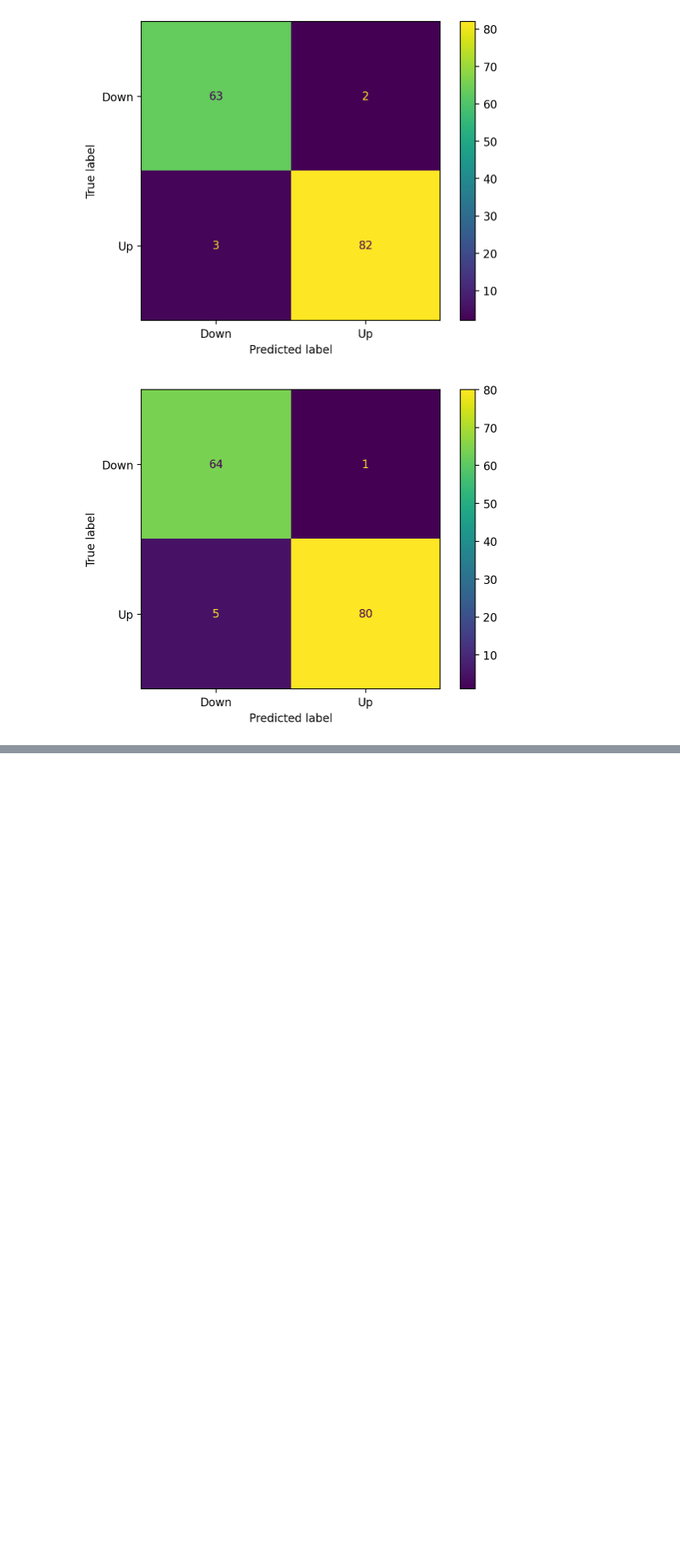
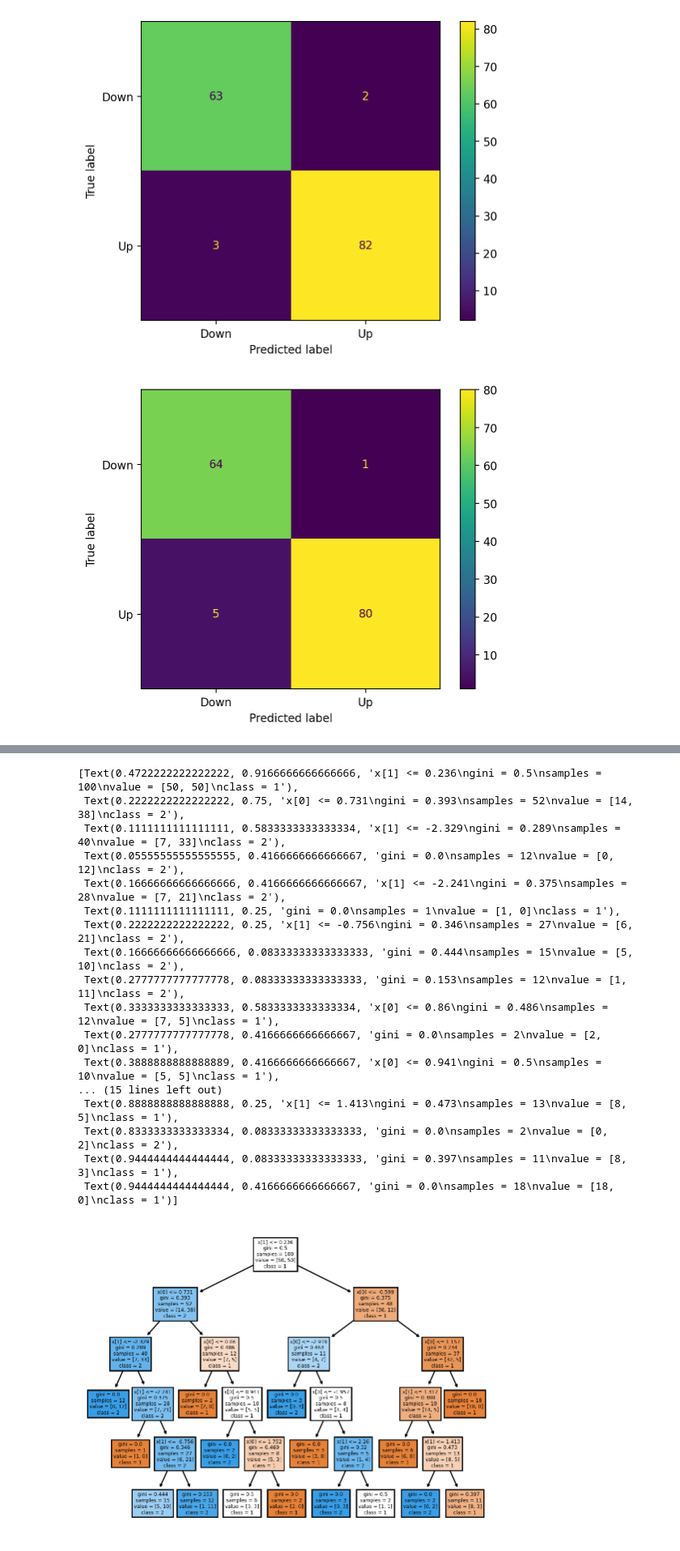
Before and after one commit to davvidbaker/aes-hw-s24, a Jupyter notebook: data-science/hw6-classification.ipynb, the cells around one changed output, grey strips where cells are left out. Shown at 81% size. Saved outputs shown, nothing was run; the diff lists cells and outputs as text; code cells hidden in the pictures; blank space fills up the shorter version.

```diff
--- a/data-science/hw6-classification.ipynb
+++ b/data-science/hw6-classification.ipynb
@@ -83,0 +120,23 @@ disp.plot();
+# %%
+clf = tree.DecisionTreeClassifier(max_depth=5)
+clf = clf.fit(X, y)
+tree.plot_tree(clf, filled=True, class_names=["1", "2"])
+# %% [output]
+[Text(0.4722222222222222, 0.9166666666666666, 'x[1] <= 0.236\ngini = 0.5\nsamples = 100\nvalue = [50, 50]\nclass = 1'),
+ Text(0.2222222222222222, 0.75, 'x[0] <= 0.731\ngini = 0.393\nsamples = 52\nvalue = [14, 38]\nclass = 2'),
+ Text(0.1111111111111111, 0.5833333333333334, 'x[1] <= -2.329\ngini = 0.289\nsamples = 40\nvalue = [7, 33]\nclass = 2'),
+ Text(0.05555555555555555, 0.4166666666666667, 'gini = 0.0\nsamples = 12\nvalue = [0, 12]\nclass = 2'),
+ Text(0.16666666666666666, 0.4166666666666667, 'x[1] <= -2.241\ngini = 0.375\nsamples = 28\nvalue = [7, 21]\nclass = 2'),
+ Text(0.1111111111111111, 0.25, 'gini = 0.0\nsamples = 1\nvalue = [1, 0]\nclass = 1'),
+ Text(0.2222222222222222, 0.25, 'x[1] <= -0.756\ngini = 0.346\nsamples = 27\nvalue = [6, 21]\nclass = 2'),
+ Text(0.16666666666666666, 0.08333333333333333, 'gini = 0.444\nsamples = 15\nvalue = [5, 10]\nclass = 2'),
+ Text(0.2777777777777778, 0.08333333333333333, 'gini = 0.153\nsamples = 12\nvalue = [1, 11]\nclass = 2'),
+ Text(0.3333333333333333, 0.5833333333333334, 'x[0] <= 0.86\ngini = 0.486\nsamples = 12\nvalue = [7, 5]\nclass = 1'),
+ Text(0.2777777777777778, 0.4166666666666667, 'gini = 0.0\nsamples = 2\nvalue = [2, 0]\nclass = 1'),
+ Text(0.3888888888888889, 0.4166666666666667, 'x[0] <= 0.941\ngini = 0.5\nsamples = 10\nvalue = [5, 5]\nclass = 1'),
+... (15 lines left out)
+ Text(0.8888888888888888, 0.25, 'x[1] <= 1.413\ngini = 0.473\nsamples = 13\nvalue = [8, 5]\nclass = 1'),
+ Text(0.8333333333333334, 0.08333333333333333, 'gini = 0.0\nsamples = 2\nvalue = [0, 2]\nclass = 2'),
+ Text(0.9444444444444444, 0.08333333333333333, 'gini = 0.397\nsamples = 11\nvalue = [8, 3]\nclass = 1'),
+ Text(0.9444444444444444, 0.4166666666666667, 'gini = 0.0\nsamples = 18\nvalue = [18, 0]\nclass = 1')]
+[figure, added]
```
Also changed, not shown: parts of 1 cell of this notebook.
